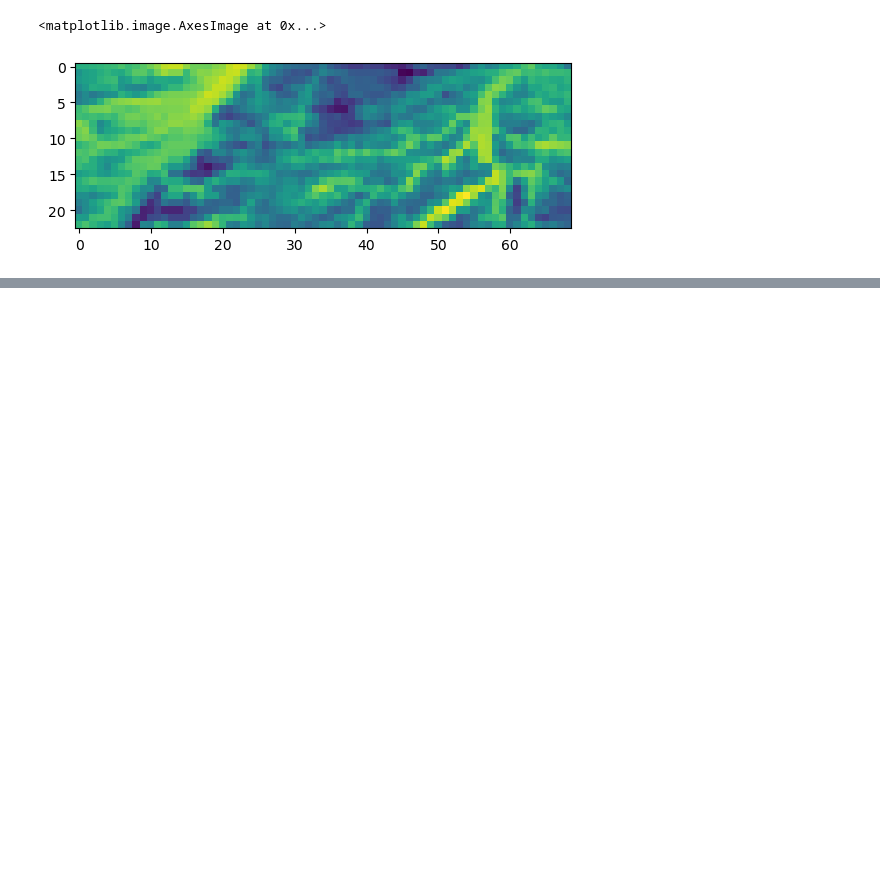
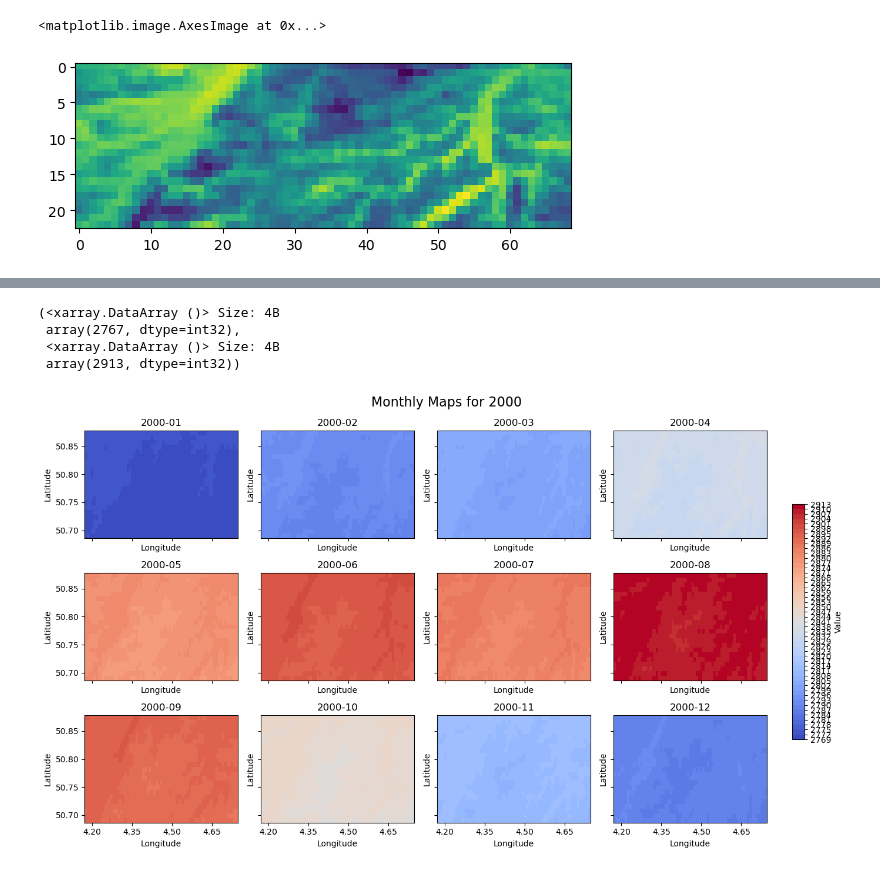
Before and after one commit to nbillietPM/BmC, a Jupyter notebook: exploratory/chelsa/subsetting chelsa.ipynb, the cells around one changed output, grey strips where cells are left out. Drawn from its saved outputs; the diff is of its cells as text; code cells hidden in the pictures; blank space fills up the shorter version.

```diff
--- a/exploratory/chelsa/subsetting chelsa.ipynb
+++ b/exploratory/chelsa/subsetting chelsa.ipynb
@@ -526,0 +596,3 @@ read_polygon_area(url, "be_1km.shp", shp_path="Belgium_shapefile")
+# %%
+tas_values = [data_arr[2] for data_arr in data]
+tas_values
@@ -526,0 +619,4 @@ read_polygon_area(url, "be_1km.shp", shp_path="Belgium_shapefile")
+# %%
+long = data[0][0][0,:]
+# %%
+lat = data[0][1][:,0]
@@ -526,0 +629,6 @@ read_polygon_area(url, "be_1km.shp", shp_path="Belgium_shapefile")
+# %%
+import xarray as xr
+
+da = xr.DataArray(data=tas_values,
+                   dims=["time", "latitude", "longitude"],
+                   coords = {"time":dates, "latitude":lat, "longitude":long})
@@ -526,0 +655,53 @@ read_polygon_area(url, "be_1km.shp", shp_path="Belgium_shapefile")
+# %%
+tas.min(), tas.max()
+# %% [output]
+(<xarray.DataArray ()> Size: 4B
+ array(2767, dtype=int32),
+ <xarray.DataArray ()> Size: 4B
+ array(2913, dtype=int32))
+# %%
+import matplotlib.pyplot as plt
+import numpy as np
+from matplotlib.ticker import MaxNLocator
+from matplotlib.colors import BoundaryNorm
+import matplotlib.cm as cm
+
+# Discretize color levels in steps of 20
+vmin = float(np.percentile(da, 2))
+vmax = float(np.percentile(da, 98))
+levels = np.arange(np.floor(vmin), np.ceil(vmax) + 3, 3)
+cmap = cm.get_cmap("coolwarm", len(levels) - 1)
+norm = BoundaryNorm(boundaries=levels, ncolors=cmap.N)
+
+# Subplots
+fig, axes = plt.subplots(3, 4, figsize=(14, 8), sharex=True, sharey=True)
+axes = axes.flatten()
+
+# Plot
+for i in range(12):
+    ax = axes[i]
+    t_slice = da.isel(time=i)
+    img = ax.pcolormesh(
+        t_slice.longitude, t_slice.latitude, t_slice,
+        shading="auto", cmap=cmap, norm=norm
+    )
+    ax.set_title(str(np.datetime_as_string(t_slice.time.values, unit='M')))
+    ax.set_xlabel("Longitude")
+    ax.set_ylabel("Latitude")
+    ax.xaxis.set_major_locator(MaxNLocator(nbins=4))
+    ax.yaxis.set_major_locator(MaxNLocator(nbins=4))
+
+# Remove unused axes (if any)
+for j in range(12, len(axes)):
+    fig.delaxes(axes[j])
+
+# Colorbar
+cbar_ax = fig.add_axes([0.92, 0.25, 0.015, 0.5])
+cb = fig.colorbar(img, cax=cbar_ax, ticks=levels, label=da.name or "Value")
+
+# Layout
+plt.tight_layout(rect=[0, 0, 0.9, 0.95])
+plt.suptitle("Monthly Maps for 2000", fontsize=16)
+plt.savefig("out.png")
+# %% [output]
+[figure, added]
```
Also changed, not shown: parts of 23 cells of this notebook, 2 other files.
